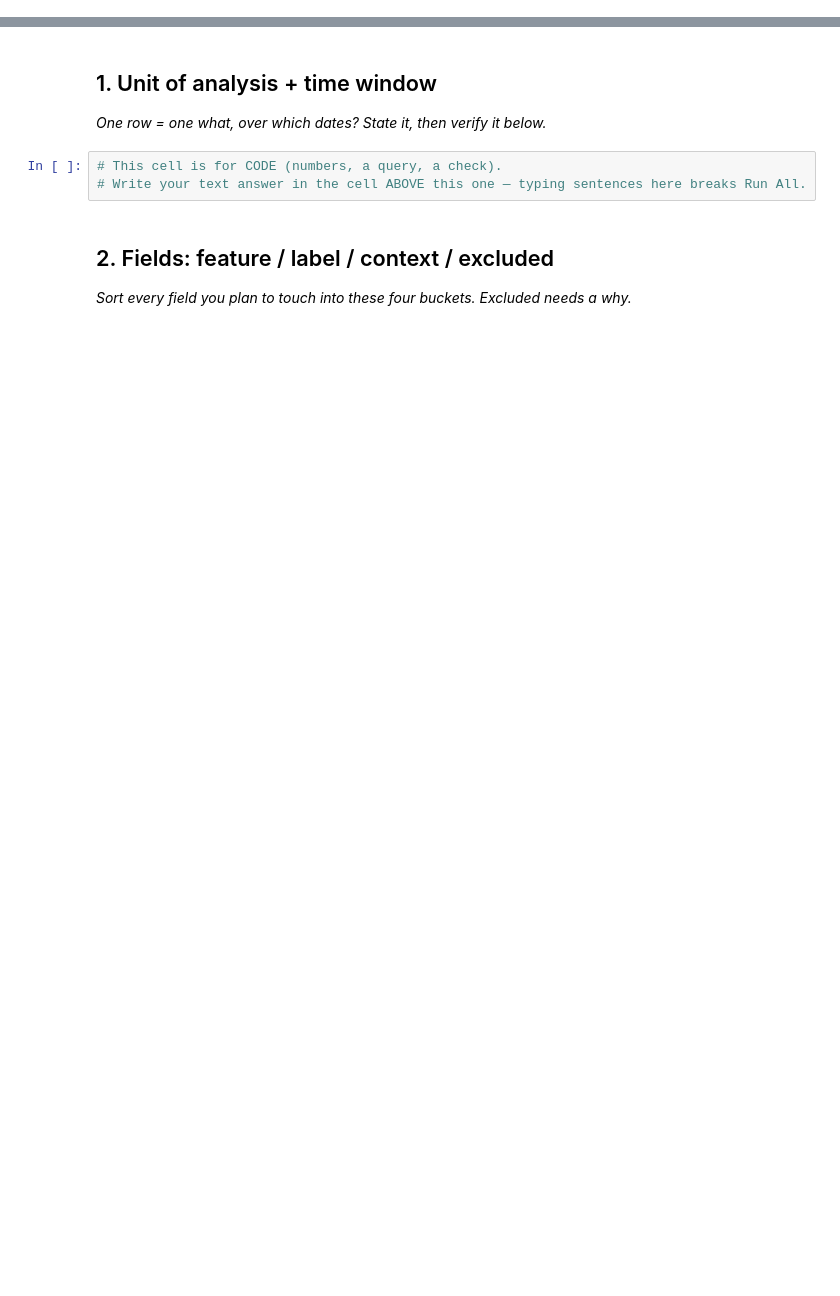
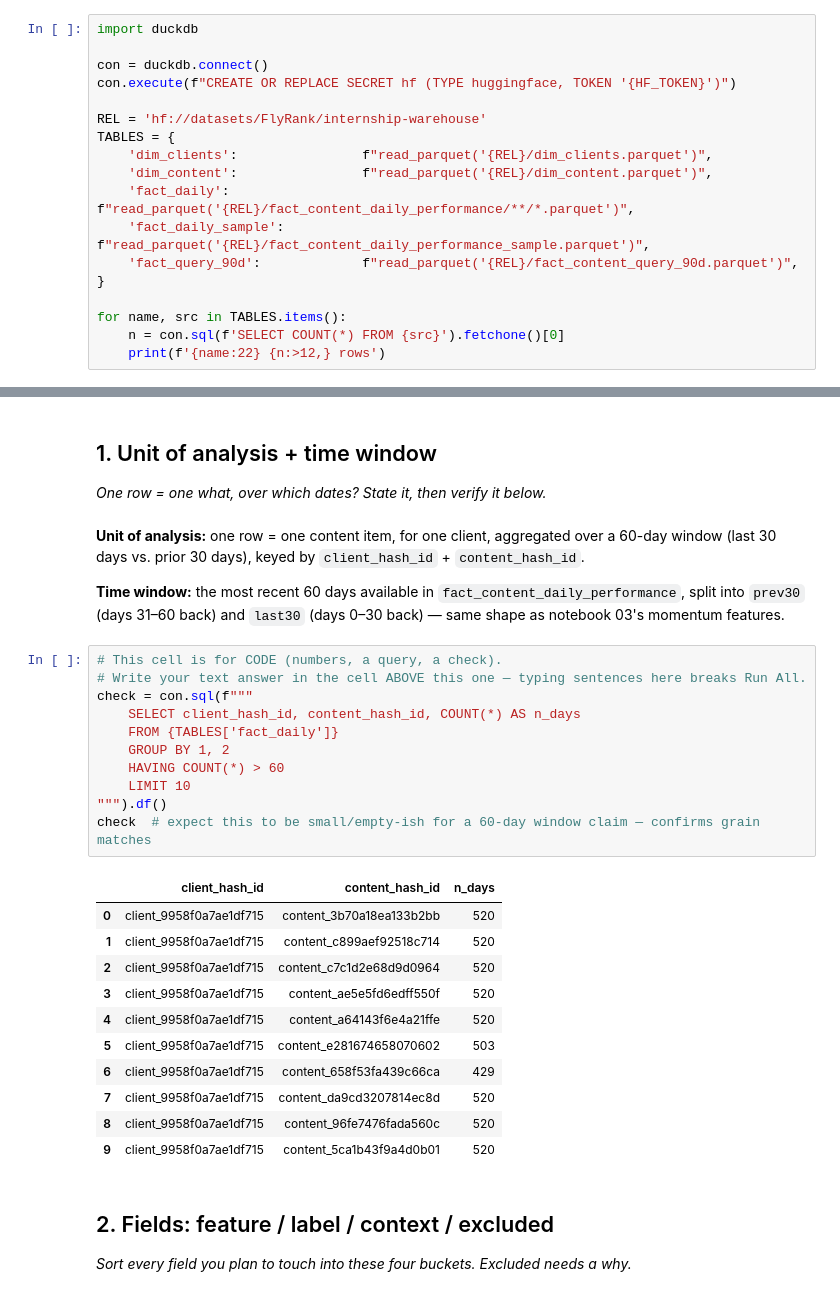
Before and after one commit to saadar2846/flyrank_ml_internship, a Jupyter notebook: work/notebooks/w03_data_contract.ipynb, the cells around one changed output, grey strips where cells are left out. Cells and saved outputs as stored; diff of their text form; blank space fills up the shorter version.

```diff
--- a/work/notebooks/w03_data_contract.ipynb
+++ b/work/notebooks/w03_data_contract.ipynb
@@ -8,0 +28,18 @@ This skeleton is yours to fill. Work the sections **in order** — each one has
+# %%
+import duckdb
+
+con = duckdb.connect()
+con.execute(f"CREATE OR REPLACE SECRET hf (TYPE huggingface, TOKEN '{HF_TOKEN}')")
+
+REL = 'hf://datasets/FlyRank/internship-warehouse'
+TABLES = {
+    'dim_clients':                f"read_parquet('{REL}/dim_clients.parquet')",
+    'dim_content':                f"read_parquet('{REL}/dim_content.parquet')",
+    'fact_daily':                 f"read_parquet('{REL}/fact_content_daily_performance/**/*.parquet')",
+    'fact_daily_sample':          f"read_parquet('{REL}/fact_content_daily_performance_sample.parquet')",
+    'fact_query_90d':             f"read_parquet('{REL}/fact_content_query_90d.parquet')",
+}
+
+for name, src in TABLES.items():
+    n = con.sql(f'SELECT COUNT(*) FROM {src}').fetchone()[0]
+    print(f'{name:22} {n:>12,} rows')
@@ -10,9 +53,35 @@ This skeleton is yours to fill. Work the sections **in order** — each one has
 ## 1. Unit of analysis + time window
 
 *One row = one what, over which dates? State it, then verify it below.*
+# %% [markdown]
+**Unit of analysis:** one row = one content item, for one client, aggregated over a 60-day window
+(last 30 days vs. prior 30 days), keyed by `client_hash_id` + `content_hash_id`.
+
+**Time window:** the most recent 60 days available in `fact_content_daily_performance`, split into
+`prev30` (days 31–60 back) and `last30` (days 0–30 back) — same shape as notebook 03's momentum features.
 # %%
 # This cell is for CODE (numbers, a query, a check).
 # Write your text answer in the cell ABOVE this one — typing sentences here breaks Run All.
+check = con.sql(f"""
+    SELECT client_hash_id, content_hash_id, COUNT(*) AS n_days
+    FROM {TABLES['fact_daily']}
+    GROUP BY 1, 2
+    HAVING COUNT(*) > 60
+    LIMIT 10
+""").df()
+check  # expect this to be small/empty-ish for a 60-day window claim — confirms grain matches
+# %% [output]
+|  | client_hash_id | content_hash_id | n_days |
+| 0 | client_9958f0a7ae1df715 | content_3b70a18ea133b2bb | 520 |
+| 1 | client_9958f0a7ae1df715 | content_c899aef92518c714 | 520 |
+| 2 | client_9958f0a7ae1df715 | content_c7c1d2e68d9d0964 | 520 |
+| 3 | client_9958f0a7ae1df715 | content_ae5e5fd6edff550f | 520 |
+| 4 | client_9958f0a7ae1df715 | content_a64143f6e4a21ffe | 520 |
+| 5 | client_9958f0a7ae1df715 | content_e281674658070602 | 503 |
+| 6 | client_9958f0a7ae1df715 | content_658f53fa439c66ca | 429 |
+| 7 | client_9958f0a7ae1df715 | content_da9cd3207814ec8d | 520 |
+| 8 | client_9958f0a7ae1df715 | content_96fe7476fada560c | 520 |
+| 9 | client_9958f0a7ae1df715 | content_5ca1b43f9a4d0b01 | 520 |
 # %% [markdown]
 ## 2. Fields: feature / label / context / excluded
 
```
Also changed, not shown: parts of 10 cells of this notebook.
